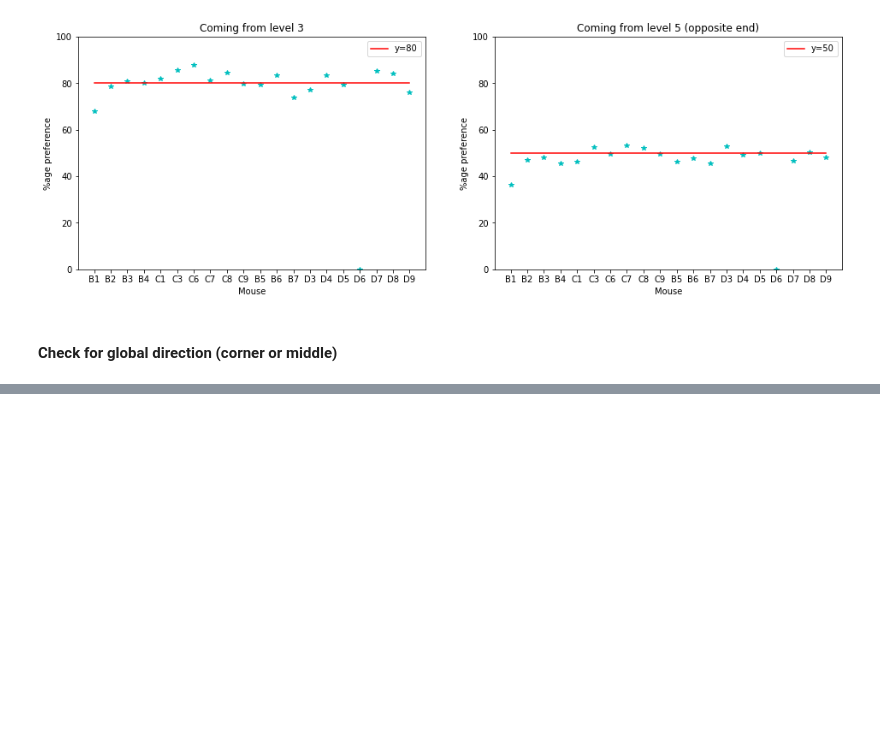
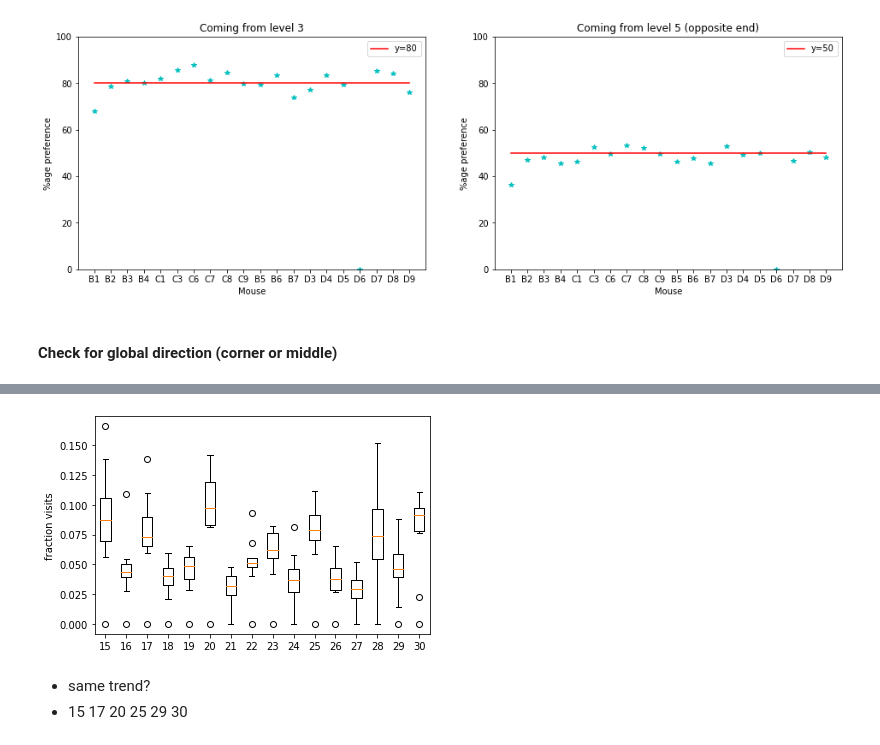
Before and after one commit to umeshksingla/MouseMazeHierRL, a Jupyter notebook: LoS_analysis.ipynb, the cells around one changed output, grey strips where cells are left out. Saved outputs shown, nothing was run; the diff lists cells and outputs as text; code cells hidden in the pictures; blank space fills up the shorter version.

```diff
--- a/LoS_analysis.ipynb
+++ b/LoS_analysis.ipynb
@@ -332,0 +333,7 @@ np.mean(list(avg_global_direction.values())), plt.plot(avg_global_direction.valu
+# %%
+plot_fraction_visits_by_level4(UnrewNames)
+# %% [output]
+[figure, added]
+# %% [markdown]
+* same trend?
+* 15 17 20 25 29 30
```
Also changed, not shown: parts of 6 cells of this notebook.
